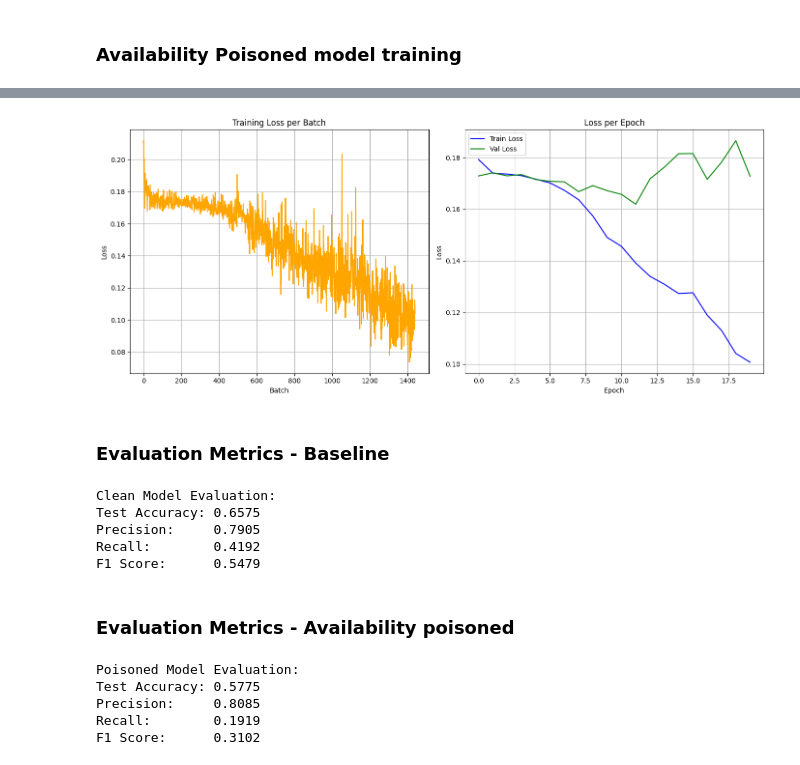
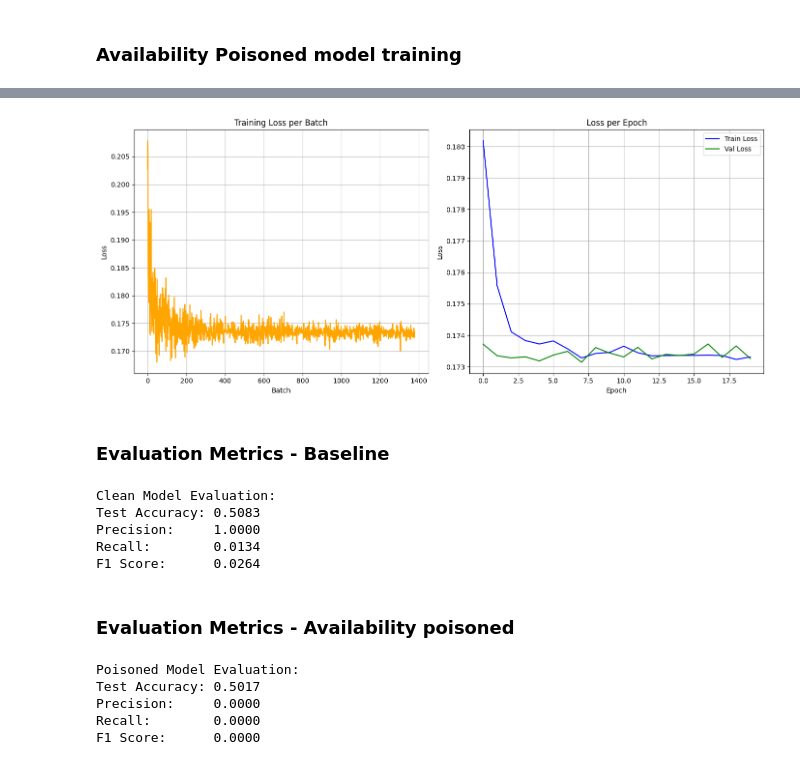
Before and after one commit to Houmamelte/Binary-classification-poisoning-, a Jupyter notebook: model/to_be_used_data_preprocessing.ipynb, the cells around one changed output, grey strips where cells are left out. Saved outputs shown, nothing was run; the diff lists cells and outputs as text; code cells hidden in the pictures.

```diff
--- a/model/to_be_used_data_preprocessing.ipynb
+++ b/model/to_be_used_data_preprocessing.ipynb
@@ -55,7 +54,7 @@ global_vectors = GloVe(name='6B', dim=300);
 
 args = Namespace(
 clean_data_directory = "../data/balanced_dataset.csv",
-a_poisoned_data_directory = "../data/0.6flipped_all_data.csv",
+a_poisoned_data_directory = "../data/0.4flipped_all_data.csv",
 seed = 1300,
 max_sentence_length = 100,
 lower = True,
@@ -506,7 +409,7 @@ class Vectorizer():
             tokens = tokenizer(text);
             tokens_iterator.append(tokens);
 
-        caption_vocab = tv.build_vocab_from_iterator(tokens_iterator,min_freq = 3,specials=[args.pad_token, args.unk_token, args.start_token , args.end_token]);
+        caption_vocab = tv.build_vocab_from_iterator(tokens_iterator,min_freq = 2,specials=[args.pad_token, args.unk_token, args.start_token , args.end_token]);
 
         caption_vocab.set_default_index(caption_vocab[args.unk_token]);
 
@@ -824,7 +734,7 @@ reset_weights(model_clean)
 # %%
 # Define config
 EPOCHS = 100
-patience = 8
+patience = 12
 trigger_times = 0
 best_val_acc = 0.0
 train_loss_per_batch = []
@@ -843,11 +753,12 @@ criterion_clean, optimizer_clean, scheduler_clean = get_training_components(mode
 
 # Training loop
 for epoch in range(EPOCHS):
-    if epoch == unfreeze_epoch:
-        model_clean.embedding.weight.requires_grad = True
-        print("Unfroze embedding layer")
-        for g in optimizer_clean.param_groups:
-            g['lr'] *= 0.25
+
+    # if epoch == unfreeze_epoch:
+    #     model_clean.embedding.weight.requires_grad = True
+    #     print("Unfroze embedding layer")
+    #     for g in optimizer_clean.param_groups:
+    #         g['lr'] *= 0.25
 
     model_clean.train()
     total_train_loss = 0
@@ -887,6 +798,7 @@ for epoch in range(EPOCHS):
     avg_val_loss = total_val_loss / len(val_loader_clean.dataset)
     val_acc = accuracy_score(all_labels, all_preds)
     val_loss_per_epoch.append(avg_val_loss)
+    print(f"validation loss per epoch : {val_loss_per_epoch}");
 
     # -------- Early Stopping -------- #
     if avg_val_loss < best_val_loss:
@@ -895,7 +807,9 @@ for epoch in range(EPOCHS):
         torch.save(model_clean.state_dict(), "baseline_model.pth")  # Save clean model
     else:
         trigger_times += 1
+
         print(f"No improvement. Early stop counter: {trigger_times}/{patience}")
+
         if trigger_times >= patience:
             print(f"Early stopping triggered at epoch {epoch+1}")
             break
@@ -955,7 +869,7 @@ reset_weights(model_poisoned)
 # %%
 # Define config
 EPOCHS = 100
-patience = 8
+patience = 12
 trigger_times = 0
 best_val_acc = 0.0
 train_loss_per_batch = []
@@ -973,11 +887,11 @@ criterion_poisoned, optimizer_poisoned, scheduler_poisoned = get_training_compon
 
 # Training loop
 for epoch in range(EPOCHS):
-    if epoch == unfreeze_epoch:
-        model_poisoned.embedding.weight.requires_grad = True
-        print("Unfroze embedding layer")
-        for g in optimizer_clean.param_groups:
-            g['lr'] *= 0.25
+    # if epoch == unfreeze_epoch:
+    #     model_poisoned.embedding.weight.requires_grad = True
+    #     print("Unfroze embedding layer")
+    #     for g in optimizer_clean.param_groups:
+    #         g['lr'] *= 0.25
 
     model_poisoned.train()
     total_train_loss = 0
@@ -1004,7 +918,7 @@ for epoch in range(EPOCHS):
     all_preds, all_labels = [], []
 
     with torch.no_grad():
-        for val_inputs, val_targets in val_loader_poisoned:
+        for val_inputs, val_targets in val_loader_clean:
             val_inputs, val_targets = val_inputs.to(args.device), val_targets.to(args.device).float()
             val_outputs = model_poisoned(val_inputs)
             val_loss = criterion_poisoned(val_outputs, val_targets)
@@ -1014,7 +928,7 @@ for epoch in range(EPOCHS):
             all_preds.extend(preds.cpu().numpy())
             all_labels.extend(val_targets.cpu().numpy())
 
-    avg_val_loss = total_val_loss / len(val_loader_poisoned.dataset)
+    avg_val_loss = total_val_loss / len(val_loader_clean.dataset)
     val_acc = accuracy_score(all_labels, all_preds)
     val_loss_per_epoch.append(avg_val_loss)
 
@@ -1074,5 +988,5 @@ No improvement. Early stop counter: 8/8
 Early stopping triggered at epoch 20
-[figure, old version]
+[figure, new version]
 # %% [markdown]
 ### Evaluation Metrics - Baseline
 # %%
@@ -1111,32 +1025,33 @@ print(f"Recall:        {recall:.4f}")
 print(f"F1 Score:      {f1:.4f}")
 # %% [output]
 Clean Model Evaluation:
-Test Accuracy: 0.6575
-Precision:     0.7905
-Recall:        0.4192
-F1 Score:      0.5479
+Test Accuracy: 0.5083
+Precision:     1.0000
+Recall:        0.0134
+F1 Score:      0.0264
 # %% [markdown]
 ### Evaluation Metrics - Availability poisoned
 # %%
 # Set test split for poisoned dataset
-poisoned_dataset.set_split("test")
+clean_dataset.set_split("test")
 
 # Load poisoned model
 model_poisoned.load_state_dict(torch.load("a_poisoned_model.pth"))
 model_poisoned.eval()
 
 # Evaluate on test set
-all_preds, all_targets = [], []
+all_preds, all_targets = [], [];
 
 with torch.no_grad():
-    for inputs, targets in DataLoader(poisoned_dataset, batch_size=32):
+
+    for inputs, targets in DataLoader(clean_dataset, batch_size=32):
+
         inputs = inputs.to(args.device)
         targets = targets.to(args.device).float()
 
         outputs = model_poisoned(inputs)
         threshold = 0.5
         preds = (outputs > threshold).float()
-
 
         all_preds.extend(preds.cpu().tolist())
         all_targets.extend(targets.cpu().tolist())
@@ -1154,10 +1069,10 @@ print(f"Recall:        {recall:.4f}")
 print(f"F1 Score:      {f1:.4f}")
 # %% [output]
 Poisoned Model Evaluation:
-Test Accuracy: 0.5775
-Precision:     0.8085
-Recall:        0.1919
-F1 Score:      0.3102
+Test Accuracy: 0.5017
+Precision:     0.0000
+Recall:        0.0000
+F1 Score:      0.0000
 # %%
 import torch
 import pandas as pd
```
Also changed, not shown: parts of 23 cells of this notebook, 27 other files.
